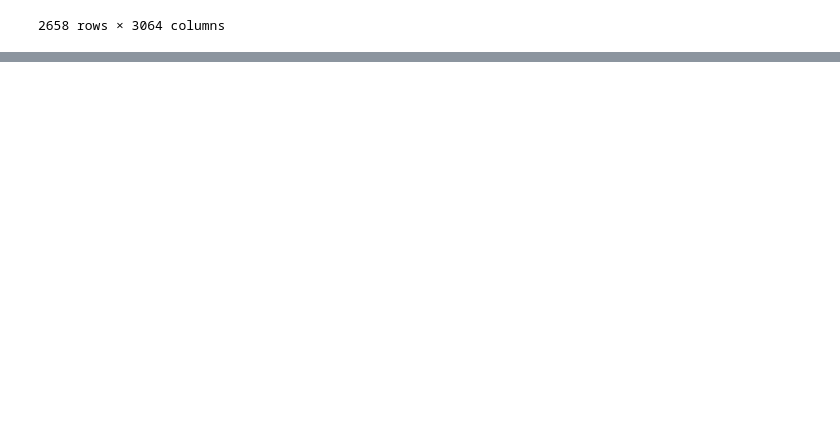
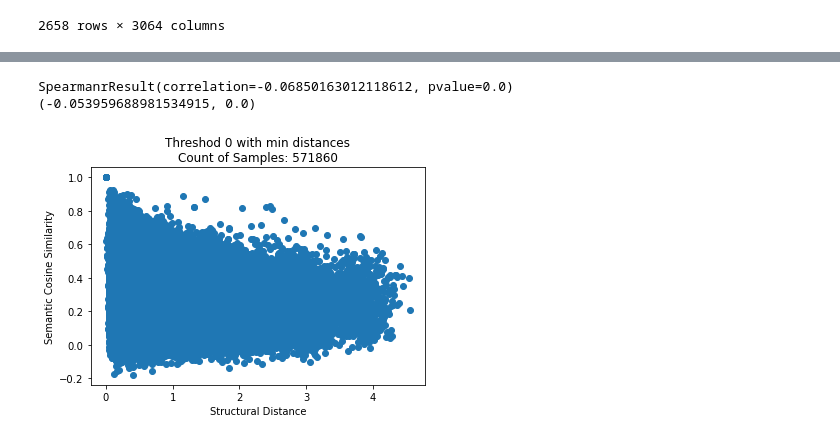
Before and after one commit to LyuZejian/CrystalEmbedding, a Jupyter notebook: Extract_Distance_Submatrix.ipynb, the cells around one changed output, grey strips where cells are left out. Saved outputs shown, nothing was run; the diff lists cells and outputs as text; code cells hidden in the pictures; blank space fills up the shorter version.

```diff
--- a/Extract_Distance_Submatrix.ipynb
+++ b/Extract_Distance_Submatrix.ipynb
@@ -431,0 +217,2 @@ SpearmanrResult(correlation=-0.02754666156756375, pvalue=9.352221481678361e-11)
+# %%
+w2v_md = Word2Vec.load('../../training/models/abstracts_titles/pubmed/for_covid19_allyears/model')
@@ -431,0 +306,47 @@ SpearmanrResult(correlation=-0.02754666156756375, pvalue=9.352221481678361e-11)
+# %%
+def scatter_matrix(mode='min', thre=0, show_plot=True):
+
+    semantic = sem_dict['cos']
+    struct   = str_dict[mode]
+
+    assert semantic.shape==struct.shape, "The shape of semantic and structural arrays/DFs should be the same."
+
+    if not(isinstance(semantic, np.ndarray)):
+        semantic = semantic.to_numpy()
+    if not(isinstance(struct, np.ndarray)):
+        struct = struct.to_numpy()
+
+    semantic_thre = semantic[rows_cnts>=thre,:][:,cols_cnts>=thre]
+    struct_thre = struct[rows_cnts>=thre,:][:,cols_cnts>=thre]
+
+    # for any shape (n,m), take the lower-triangle if n>m
+    # and the upper-triangle if n<m
+    n,m = semantic_thre.shape
+    if n>=m:
+        inds = np.tril_indices_from(semantic_thre)
+    else:
+        inds = np.triu_indices_from(semantic_thre)
+    # exclude the diagonal indices
+    inds = (inds[0][inds[0]!=inds[1]],
+            inds[1][inds[0]!=inds[1]])
+
+    scatter_y = semantic_thre[inds]
+    scatter_x = struct_thre[inds]
+
+    sp = spearmanr(scatter_x, scatter_y)
+    pr = pearsonr(scatter_x, scatter_y)
+    if show_plot:
+        plt.title("Threshod {} with {} distances\nCount of Samples: {}".format(thre,mode,len(scatter_y)))
+        plt.ylabel("Semantic Cosine Similarity")
+        plt.xlabel("Structural Distance")
+        plt.scatter(scatter_x, scatter_y)
+        print(sp)
+        print(pr)
+    else:
+        return sp,pr,n,m
+# %%
+scatter_matrix()
+# %% [output]
+SpearmanrResult(correlation=-0.06850163012118612, pvalue=0.0)
+(-0.053959688981534915, 0.0)
+[figure, added]
```
Also changed, not shown: parts of 51 cells of this notebook, 2 other files.
